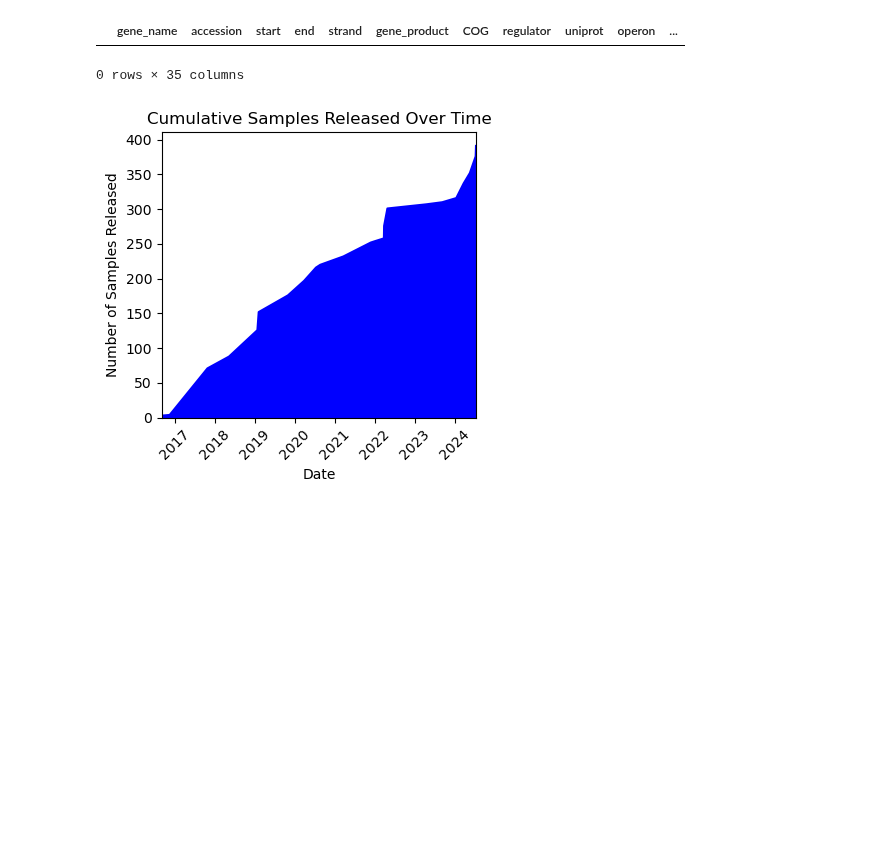
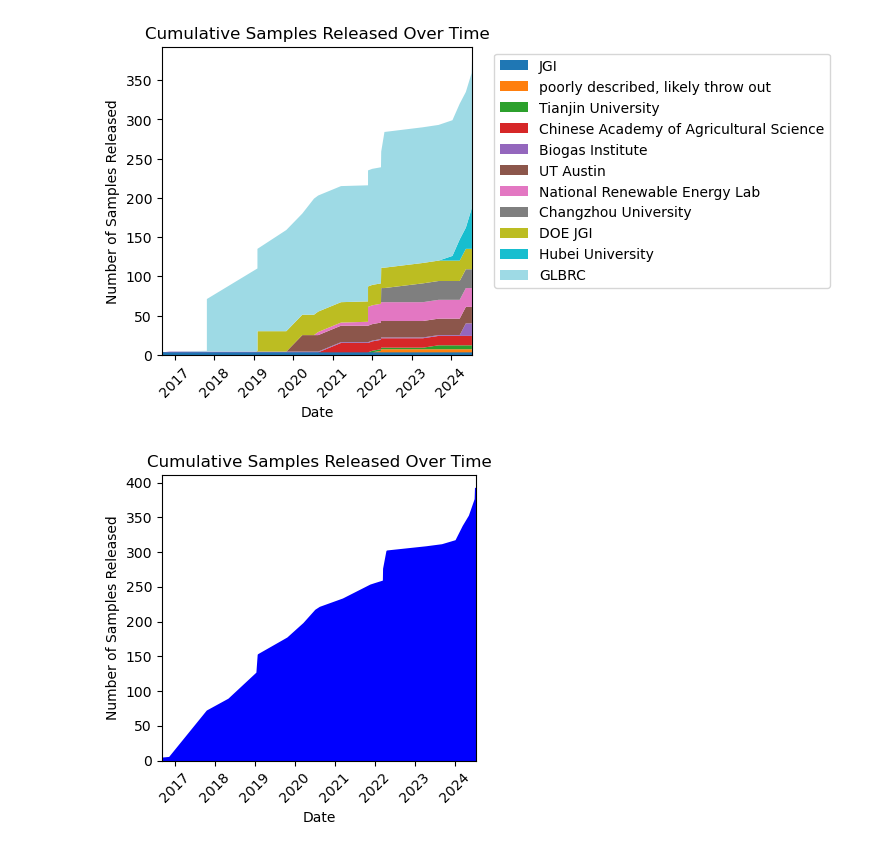
Before and after one commit to cristalzucsd/iModulonMiner, a Jupyter notebook: 6_plotting/1_overall_summary.ipynb, the cells around one changed output. Drawn from its saved outputs; the diff is of its cells as text; code cells hidden in the pictures; blank space fills up the shorter version.

Commit message:
mostly figure updates

```diff
--- a/6_plotting/1_overall_summary.ipynb
+++ b/6_plotting/1_overall_summary.ipynb
@@ -19,15 +19,46 @@ interim_dir = path.join('..','data','interim')
 ica_data = load_json_model(path.join(interim_dir,'zmo_raw.json.gz'))
 
 QC_stats_df = pd.read_csv('../data/interim/metadata_qc_part2_all.tsv', delimiter = '\t')
-# %%
-keep = []
-for index, row in ica_data.gene_table.iterrows():
-    if 'ZMO0958' in str(row['ZM4_locus']):
-        keep.append(index)
-ica_data.gene_table.loc[keep]
-# %% [output]
-|  | gene_name | accession | start | end | strand | gene_product | COG | regulator | uniprot | operon | ... |
-0 rows × 35 columns
+# %%
+# Group by date and lab, then count samples
+df_grouped = df.groupby(['run_date', 'lab']).size().unstack(fill_value=0)
+
+# Convert index to date and sort
+df_grouped.index = pd.to_datetime(df_grouped.index).date
+df_grouped = df_grouped.sort_index()
+
+# Calculate cumulative sums for each lab
+cumulative_by_lab = df_grouped.cumsum()
+
+# Sort labs by their final cumulative count (largest to smallest)
+lab_totals = cumulative_by_lab.iloc[-1].sort_values(ascending=True)
+sorted_labs = lab_totals.index
+
+# Create color palette using tab20
+colors = plt.cm.tab20(np.linspace(0, 1, len(sorted_labs)))
+
+# Create the stacked area plot with sorted labs and custom colors
+plt.figure(figsize=(4, 4))
+plt.stackplot(cumulative_by_lab.index,
+             cumulative_by_lab[sorted_labs].T.values,
+             labels=sorted_labs,
+             colors=colors)
+
+# Add labels and title
+plt.xlabel('Date')
+plt.ylabel('Number of Samples Released')
+plt.title('Cumulative Samples Released Over Time')
+plt.xticks(rotation=45)
+plt.legend(bbox_to_anchor=(1.05, 1), loc='upper left')
+plt.tight_layout()
+plt.xlim([cumulative_by_lab.index.min(), cumulative_by_lab.index.max()])
+plt.ylim([0, cumulative_by_lab.sum(axis=1).max() * 1.05])
+
+# Show plot
+plt.savefig('../figures/released_samples.pdf', transparent=True, bbox_inches='tight')
+plt.show()
+# %% [output]
+[figure, added]
 # %%
 df = pd.read_csv('../data/raw_data/Zymomonas_mobilis.csv', index_col = 0, encoding='ISO-8859-1')
 
```
Also changed, not shown: 6 other files.
